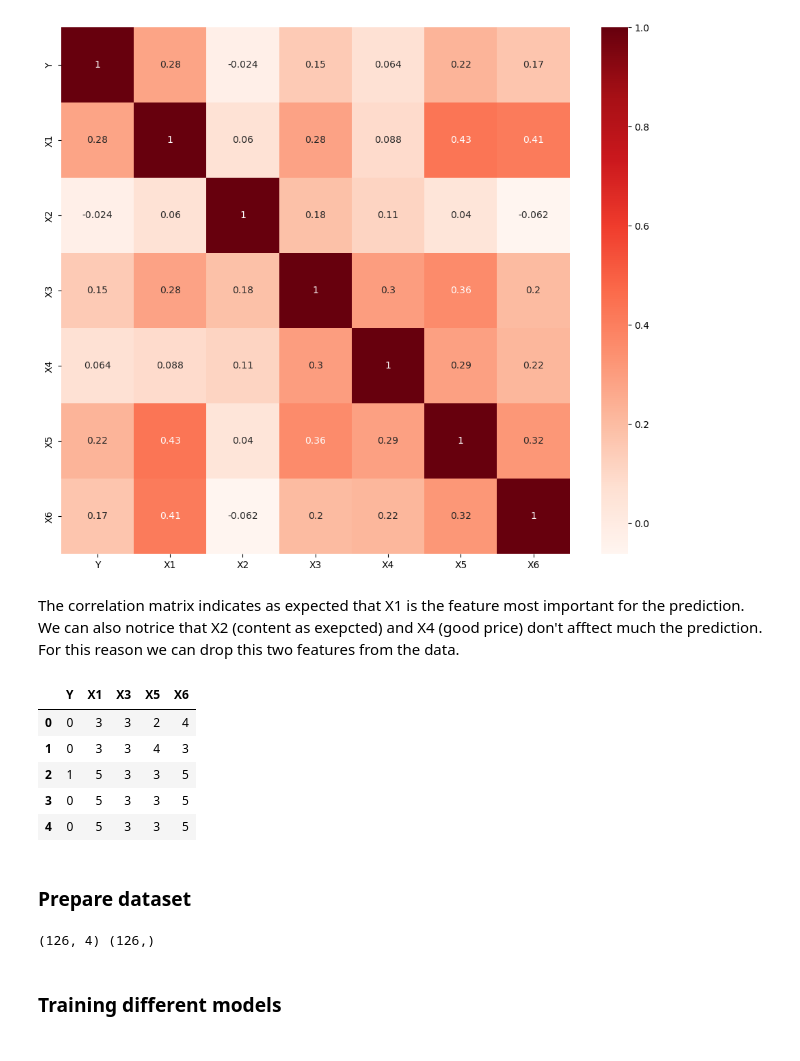
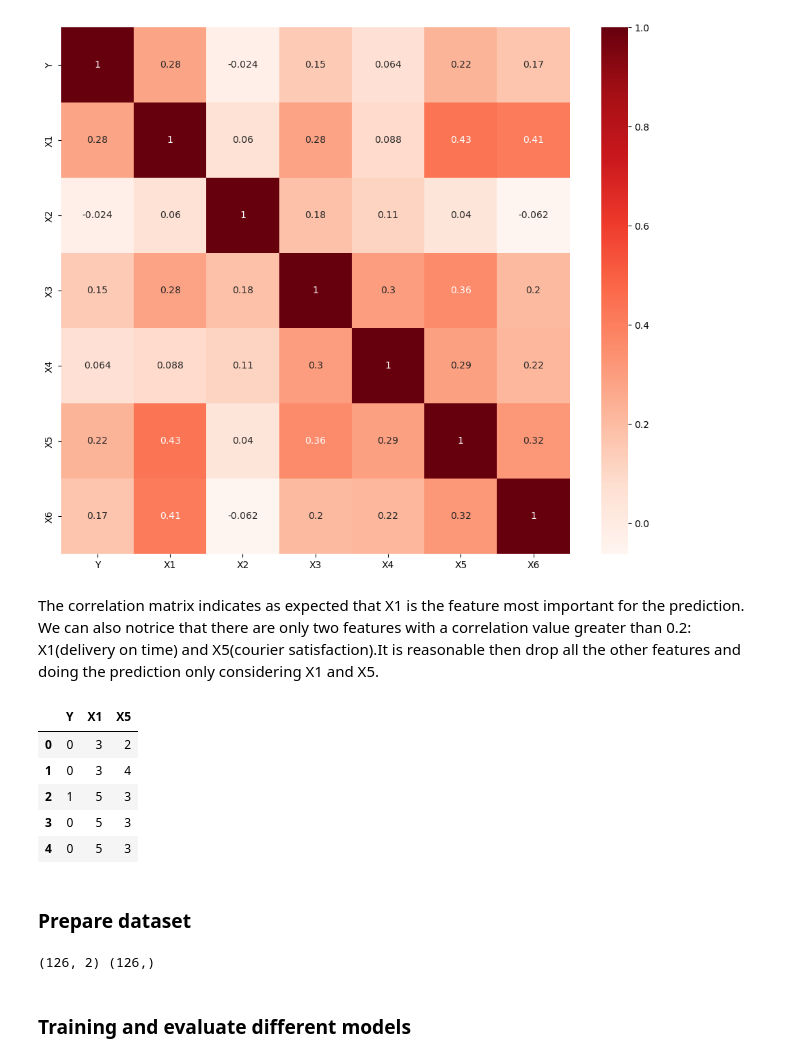
Before and after one commit to chiara89/mFi8znFt4ZE6Spwv, a Jupyter notebook: happyCustomerModel.ipynb, the cells around one changed output. Cells and saved outputs as stored; diff of their text form; code cells hidden in the pictures.

Commit message:
Model trained and evaluated

```diff
--- a/happyCustomerModel.ipynb
+++ b/happyCustomerModel.ipynb
@@ -185,17 +227,17 @@ plt.show()
 # %% [output]
 [figure]
 # %% [markdown]
-The correlation matrix indicates as expected that X1 is the feature most important for the prediction. We can also notrice that X2 (content as exepcted) and X4 (good price) don't afftect much the prediction. For this reason we can drop this two features from the data.
+The correlation matrix indicates as expected that X1 is the feature most important for the prediction. We can also notrice that there are only two features with a correlation value greater than 0.2: X1(delivery on time) and X5(courier satisfaction).It is reasonable then drop all the other features and doing the prediction only considering X1 and X5.
 # %%
-df = df.drop(columns=['X2', 'X4'])
+df = df.drop(columns=['X2', 'X4','X3','X6'])
 df.head()
 # %% [output]
-|  | Y | X1 | X3 | X5 | X6 |
-| 0 | 0 | 3 | 3 | 2 | 4 |
-| 1 | 0 | 3 | 3 | 4 | 3 |
-| 2 | 1 | 5 | 3 | 3 | 5 |
-| 3 | 0 | 5 | 3 | 3 | 5 |
-| 4 | 0 | 5 | 3 | 3 | 5 |
+|  | Y | X1 | X5 |
+| 0 | 0 | 3 | 2 |
+| 1 | 0 | 3 | 4 |
+| 2 | 1 | 5 | 3 |
+| 3 | 0 | 5 | 3 |
+| 4 | 0 | 5 | 3 |
 # %% [markdown]
 ### Prepare dataset
 # %%
@@ -203,4 +245,4 @@ y = df['Y']
 X = df.iloc[:,1:7]
 print(X.shape, y.shape)
 # %% [output]
-(126, 4) (126,)
+(126, 2) (126,)
@@ -207,5 +251,5 @@ print(X.shape, y.shape)
 # %% [markdown]
-### Training different models
+### Training and evaluate different models
 # %%
 # Instnatiating the models
 logistic_regression = LogisticRegression()
```
Also changed, not shown: parts of 20 cells of this notebook.
